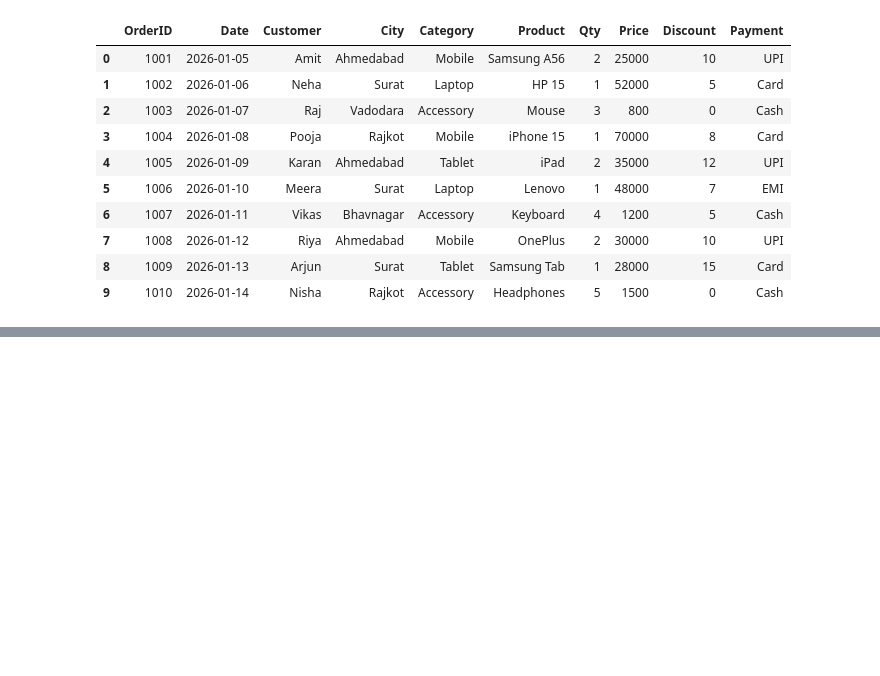
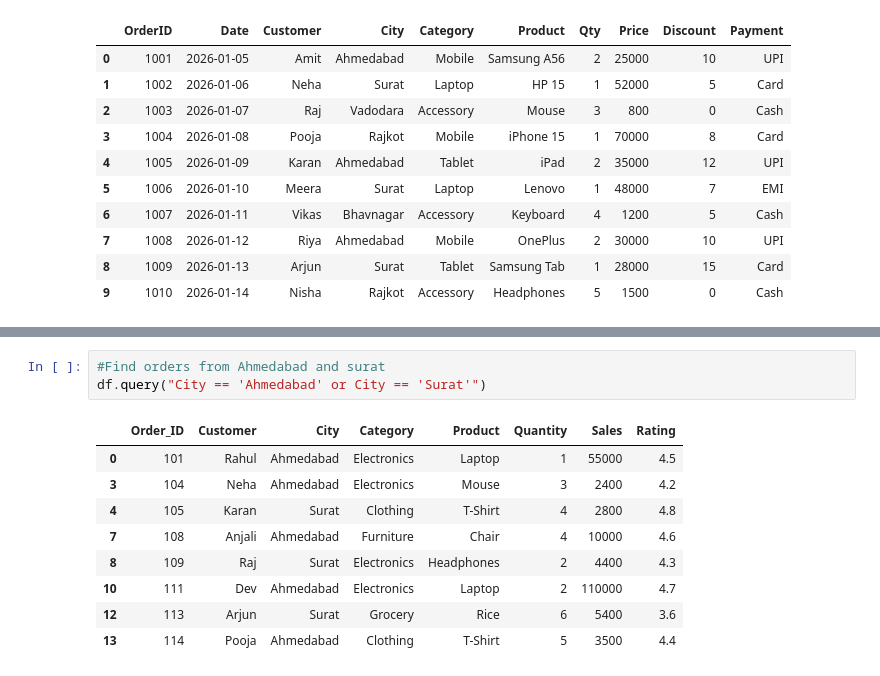
Before and after one commit to karanrathod232004/Pandas, a Jupyter notebook: Day3_Data selection & Filtering.ipynb, the cells around one changed output, grey strips where cells are left out. Saved outputs shown, nothing was run; the diff lists cells and outputs as text; blank space fills up the shorter version.

```diff
--- a/Day3_Data selection & Filtering.ipynb
+++ b/Day3_Data selection & Filtering.ipynb
@@ -330,0 +684,13 @@ df1[df1["Price"] >= 50000]
+# %%
+#Find orders from Ahmedabad and surat
+df.query("City == 'Ahmedabad' or City == 'Surat'")
+# %% [output]
+|  | Order_ID | Customer | City | Category | Product | Quantity | Sales | Rating |
+| 0 | 101 | Rahul | Ahmedabad | Electronics | Laptop | 1 | 55000 | 4.5 |
+| 3 | 104 | Neha | Ahmedabad | Electronics | Mouse | 3 | 2400 | 4.2 |
+| 4 | 105 | Karan | Surat | Clothing | T-Shirt | 4 | 2800 | 4.8 |
+| 7 | 108 | Anjali | Ahmedabad | Furniture | Chair | 4 | 10000 | 4.6 |
+| 8 | 109 | Raj | Surat | Electronics | Headphones | 2 | 4400 | 4.3 |
+| 10 | 111 | Dev | Ahmedabad | Electronics | Laptop | 2 | 110000 | 4.7 |
+| 12 | 113 | Arjun | Surat | Grocery | Rice | 6 | 5400 | 3.6 |
+| 13 | 114 | Pooja | Ahmedabad | Clothing | T-Shirt | 5 | 3500 | 4.4 |
```
Also changed, not shown: parts of 44 cells of this notebook.
